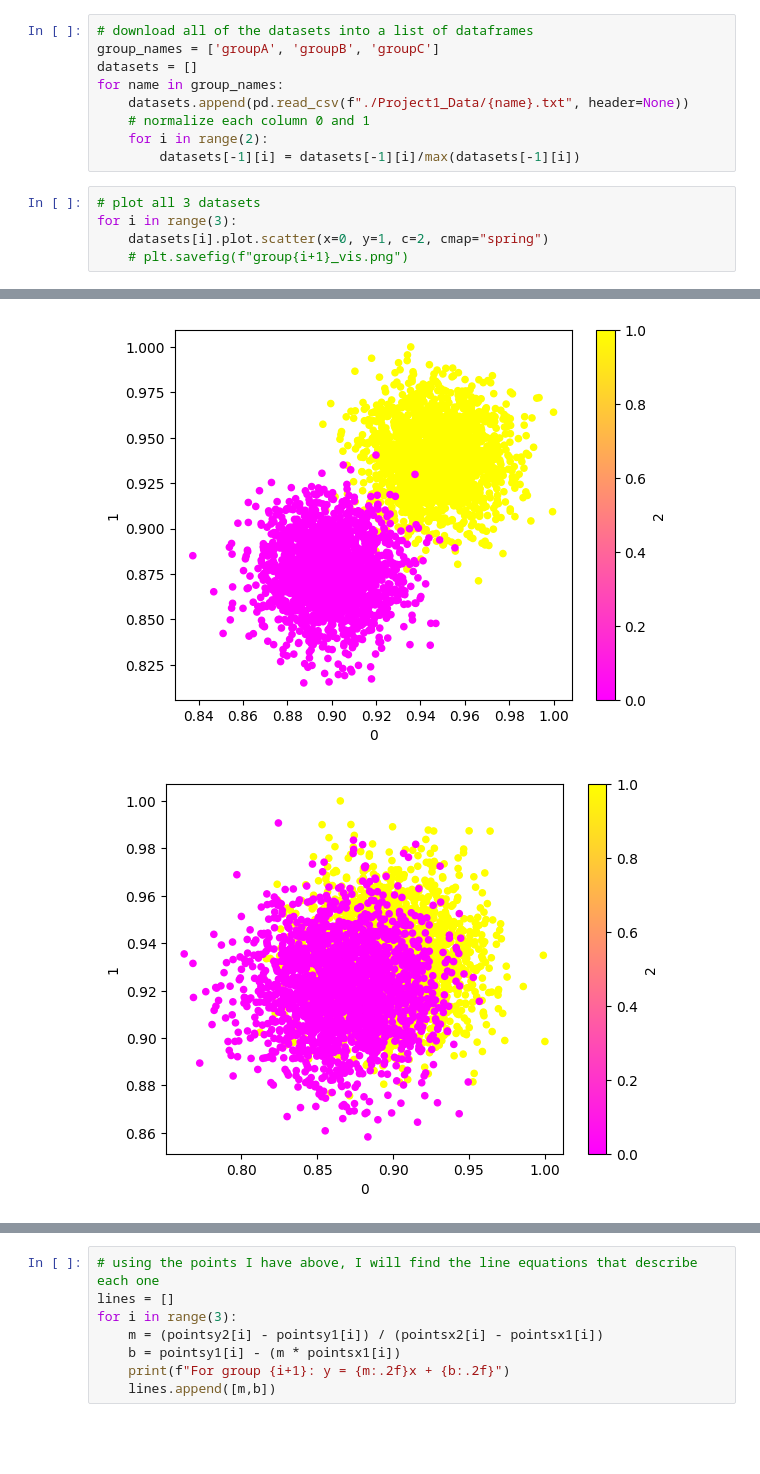
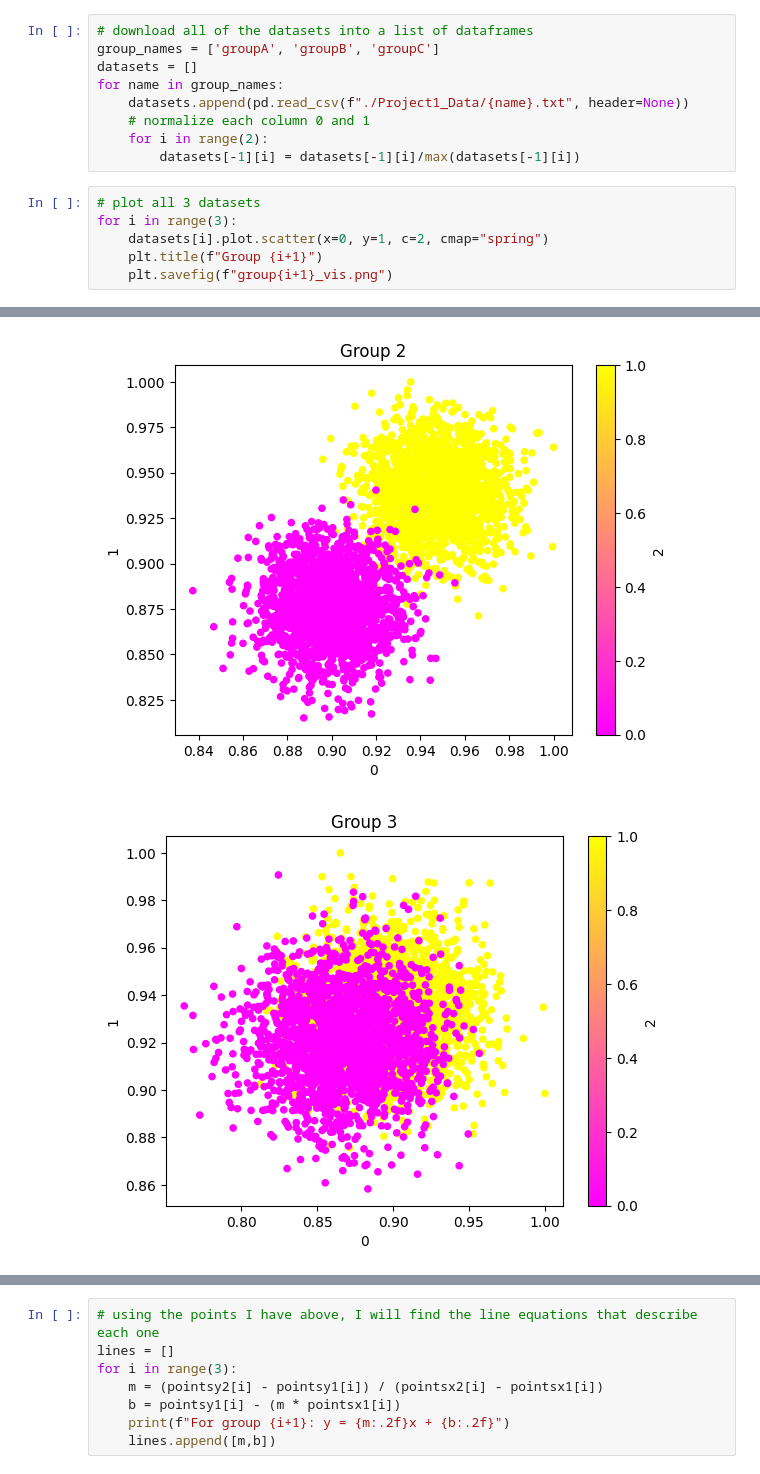
Before and after one commit to ConnorFair36/CMSC_436_Project1, a Jupyter notebook: part_1/First.ipynb, the cells around one changed output, grey strips where cells are left out. Drawn from its saved outputs; the diff is of its cells as text; blank space fills up the shorter version.

```diff
--- a/part_1/First.ipynb
+++ b/part_1/First.ipynb
@@ -17,5 +17,6 @@ for name in group_names:
 # plot all 3 datasets
 for i in range(3):
     datasets[i].plot.scatter(x=0, y=1, c=2, cmap="spring")
-    # plt.savefig(f"group{i+1}_vis.png")
+    plt.title(f"Group {i+1}")
+    plt.savefig(f"group{i+1}_vis.png")
 # %% [output]
@@ -23,5 +24,5 @@ for i in range(3):
-[figure, old version]
+[figure, new version]
-[figure, old version]
+[figure, new version]
 # %%
 # the 2 points that define these lines (I came up with these points by eyeballing the graphs)
 pointsx1 = [1,1,1]
```
Also changed, not shown: parts of 3 cells of this notebook, 14 other files.
